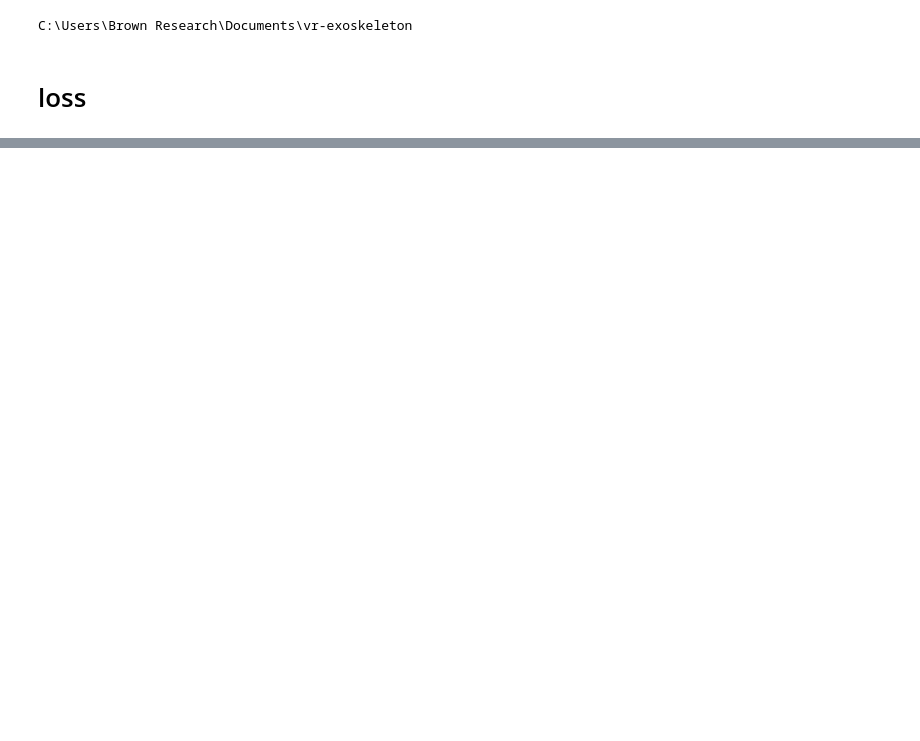
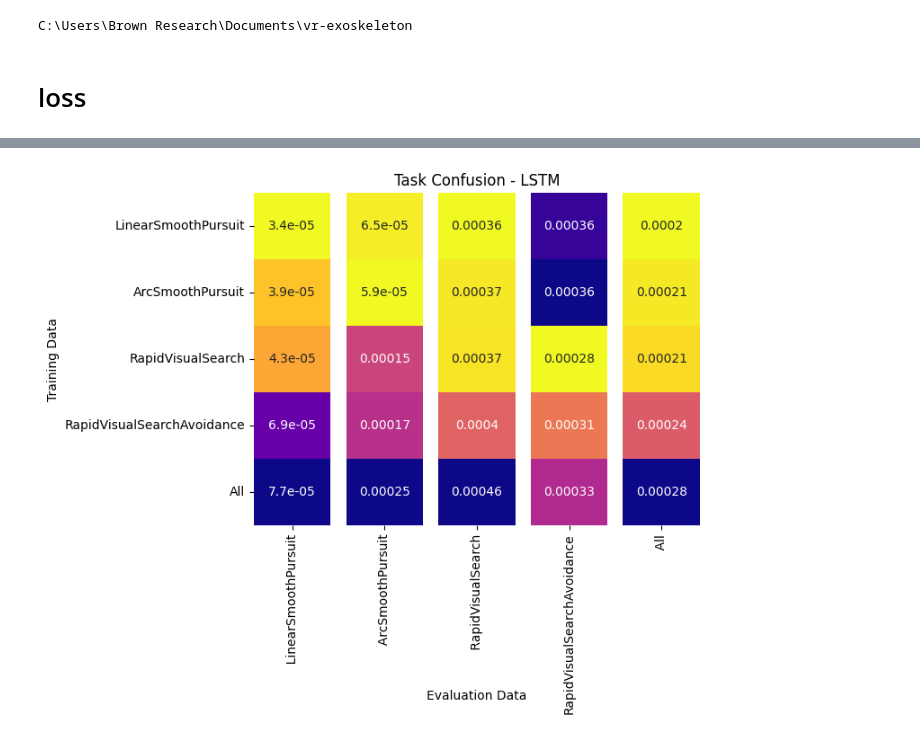
Before and after one commit to aria-lab-code/vr-exoskeleton, a Jupyter notebook: notebooks/loss.ipynb, the cells around one changed output, grey strips where cells are left out. Saved outputs shown, nothing was run; the diff lists cells and outputs as text; code cells hidden in the pictures; blank space fills up the shorter version.

```diff
--- a/notebooks/loss.ipynb
+++ b/notebooks/loss.ipynb
@@ -73,0 +84,19 @@ plt.show()
+# %%
+fig, axes = plt.subplots(1, 5)
+for i, ax in enumerate(axes):
+    heat = sns.heatmap(
+        losses_lstm[:, i:i + 1],
+        cmap='plasma_r',
+        annot=True,
+        cbar=False,
+        xticklabels='auto',
+        yticklabels=suite_names if i == 0 else False,
+        ax=ax,
+    )
+    heat.set_xticklabels(['{:>{w}}'.format(suite_names[i], w=len(suite_names[3]))], rotation=90)
+axes[2].set_title('Task Confusion - LSTM')
+axes[0].set_ylabel('Training Data')
+axes[2].set_xlabel('Evaluation Data')
+plt.show()
+# %% [output]
+[figure, added]
```
Also changed, not shown: parts of 7 cells of this notebook, 6 other files.
